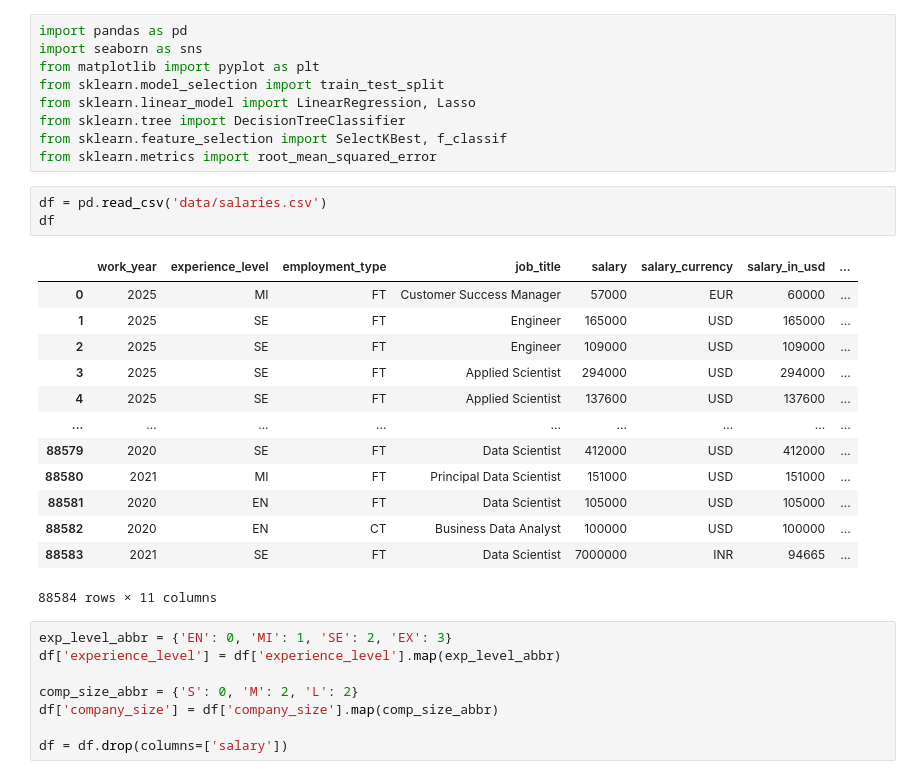
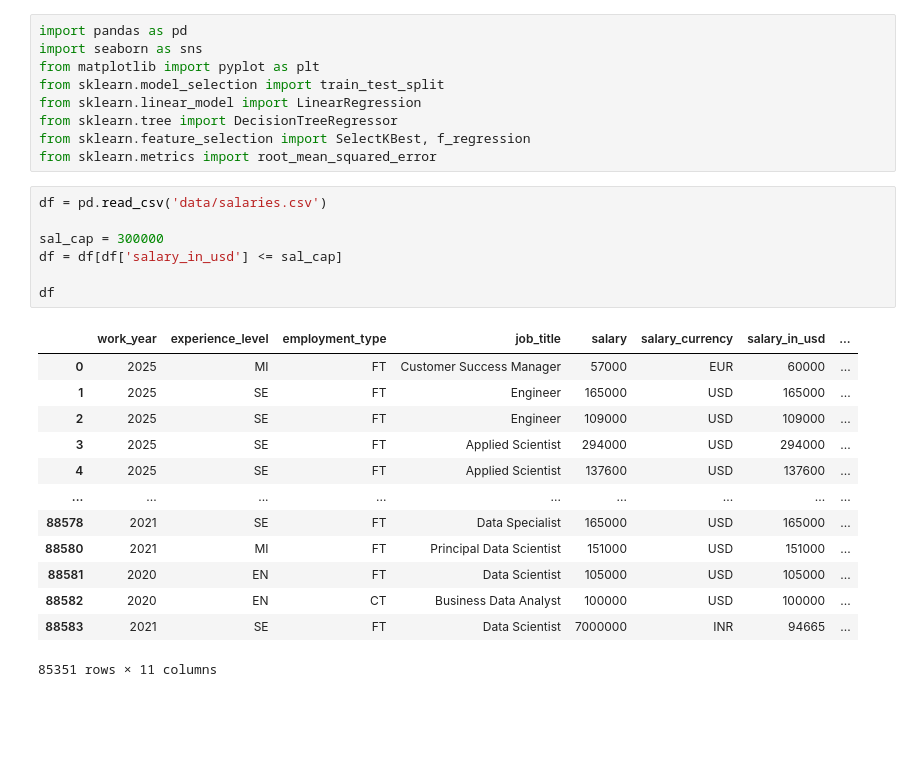
Before and after one commit to hensleyas21/SalariesML, a Jupyter notebook: salaries_model.ipynb, the cells around one changed output. Saved outputs shown, nothing was run; the diff lists cells and outputs as text; blank space fills up the shorter version.

```diff
--- a/salaries_model.ipynb
+++ b/salaries_model.ipynb
@@ -3,32 +3,28 @@ import pandas as pd
 import seaborn as sns
 from matplotlib import pyplot as plt
 from sklearn.model_selection import train_test_split
-from sklearn.linear_model import LinearRegression, Lasso
-from sklearn.tree import DecisionTreeClassifier
-from sklearn.feature_selection import SelectKBest, f_classif
+from sklearn.linear_model import LinearRegression
+from sklearn.tree import DecisionTreeRegressor
+from sklearn.feature_selection import SelectKBest, f_regression
 from sklearn.metrics import root_mean_squared_error
 # %%
 df = pd.read_csv('data/salaries.csv')
+
+sal_cap = 300000
+df = df[df['salary_in_usd'] <= sal_cap]
+
 df
 # %% [output]
 |  | work_year | experience_level | employment_type | job_title | salary | salary_currency | salary_in_usd | ... |
 | 0 | 2025 | MI | FT | Customer Success Manager | 57000 | EUR | 60000 | ... |
 | 1 | 2025 | SE | FT | Engineer | 165000 | USD | 165000 | ... |
 | 2 | 2025 | SE | FT | Engineer | 109000 | USD | 109000 | ... |
 | 3 | 2025 | SE | FT | Applied Scientist | 294000 | USD | 294000 | ... |
 | 4 | 2025 | SE | FT | Applied Scientist | 137600 | USD | 137600 | ... |
 | ... | ... | ... | ... | ... | ... | ... | ... | ... |
-| 88579 | 2020 | SE | FT | Data Scientist | 412000 | USD | 412000 | ... |
+| 88578 | 2021 | SE | FT | Data Specialist | 165000 | USD | 165000 | ... |
 | 88580 | 2021 | MI | FT | Principal Data Scientist | 151000 | USD | 151000 | ... |
 | 88581 | 2020 | EN | FT | Data Scientist | 105000 | USD | 105000 | ... |
 | 88582 | 2020 | EN | CT | Business Data Analyst | 100000 | USD | 100000 | ... |
 | 88583 | 2021 | SE | FT | Data Scientist | 7000000 | INR | 94665 | ... |
-88584 rows × 11 columns
+85351 rows × 11 columns
-# %%
-exp_level_abbr = {'EN': 0, 'MI': 1, 'SE': 2, 'EX': 3}
-df['experience_level'] = df['experience_level'].map(exp_level_abbr)
-
-comp_size_abbr = {'S': 0, 'M': 2, 'L': 2}
-df['company_size'] = df['company_size'].map(comp_size_abbr)
-
-df = df.drop(columns=['salary'])
```
Also changed, not shown: parts of 9 cells of this notebook.
